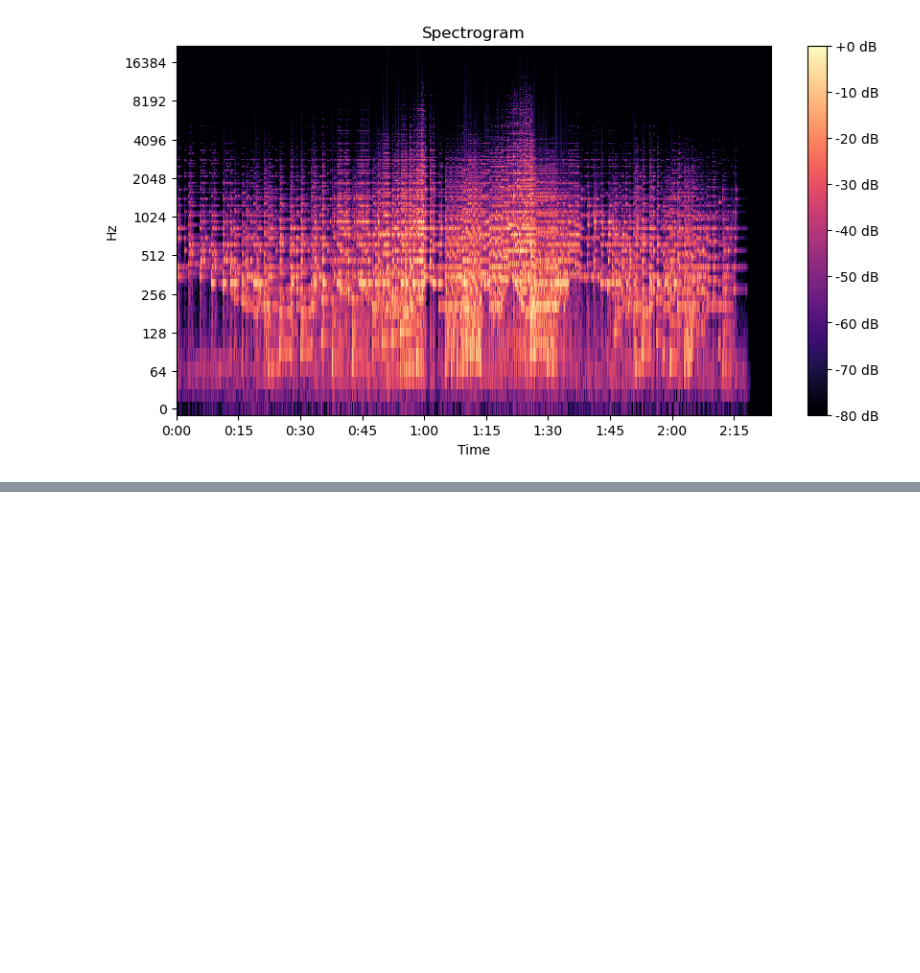
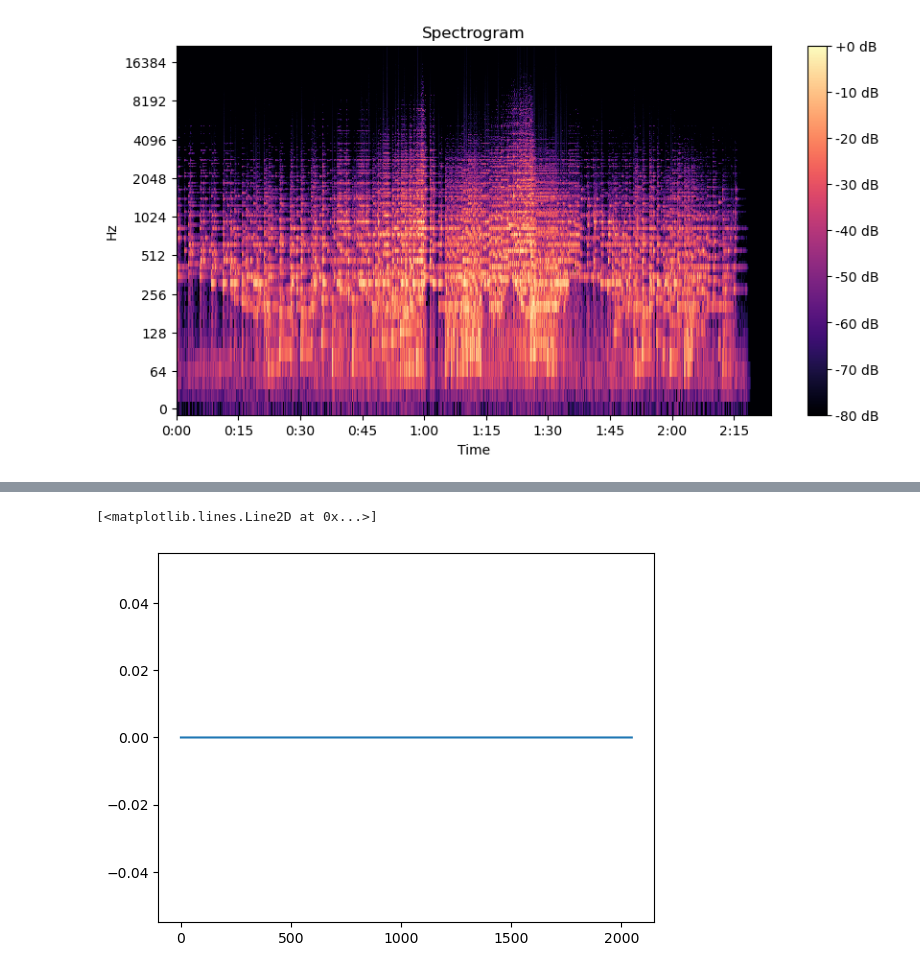
Before and after one commit to jambory/MusicSourceSeparation, a Jupyter notebook: audio_processing/audio_processing_report.ipynb, the cells around one changed output, grey strips where cells are left out. Drawn from its saved outputs; the diff is of its cells as text; code cells hidden in the pictures; blank space fills up the shorter version.

```diff
--- a/audio_processing/audio_processing_report.ipynb
+++ b/audio_processing/audio_processing_report.ipynb
@@ -110,0 +168,15 @@ plt.show()
+# %%
+def combine_chunks(data, window_size=2048, hop_length=1024):
+    wav = []
+    for i,chunk in enumerate(data):
+        step = (window_size-hop_length)*i
+        wav.extend(chunk[step:step+(window_size-hop_length)])
+
+    return wav
+# %%
+original_data = combine_chunks(original_chunks)
+# %%
+plt.plot(original_data)
+# %% [output]
+[<matplotlib.lines.Line2D at 0x...>]
+[figure, added]
```
Also changed, not shown: parts of 11 cells of this notebook, 16 other files.
